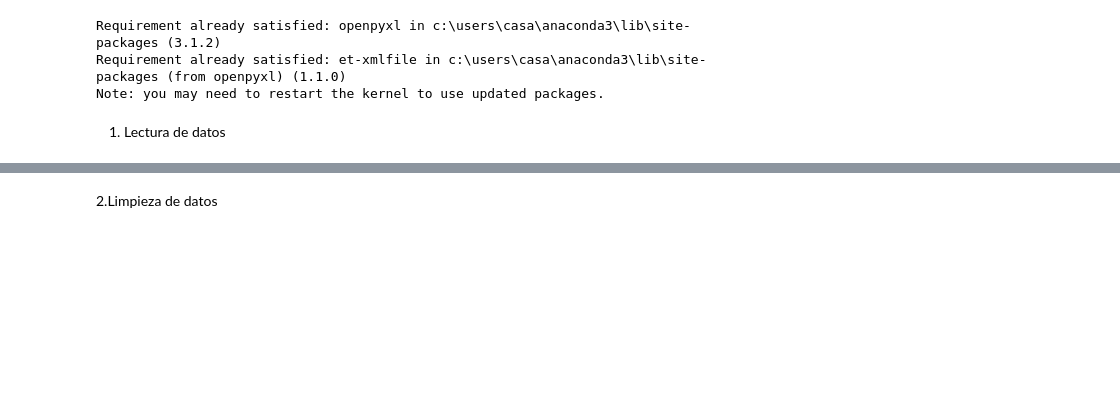
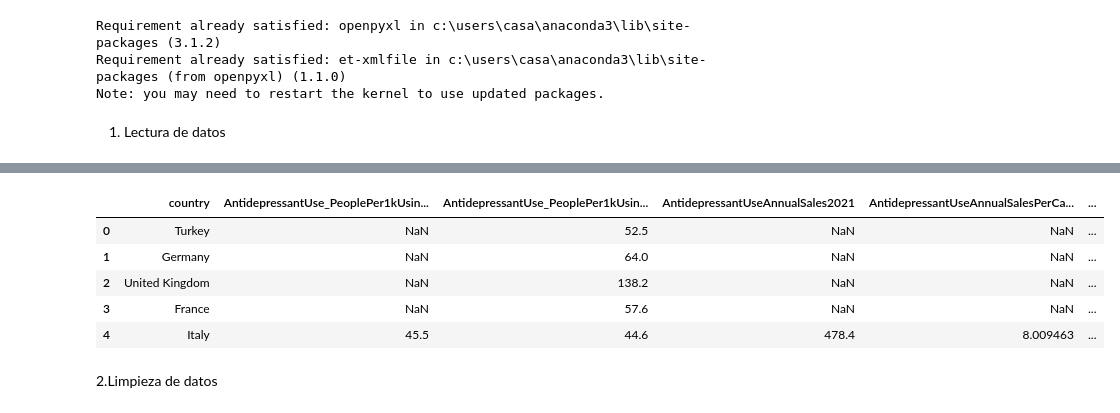
Before and after one commit to Rafa-Gamero/Project1, a Jupyter notebook: zonatrabajo.ipynb, the cells around one changed output, grey strips where cells are left out. Saved outputs shown, nothing was run; the diff lists cells and outputs as text; code cells hidden in the pictures; blank space fills up the shorter version.

```diff
--- a/zonatrabajo.ipynb
+++ b/zonatrabajo.ipynb
@@ -33,2 +11,14 @@ cargar_datos(archivo)
+# %%
+archivo = 'antidepressant-use-by-country-2024.csv'
+
+df = cargar_datos(archivo)
+df.head()
+# %% [output]
+|  | country | AntidepressantUse_PeoplePer1kUsin... | AntidepressantUse_PeoplePer1kUsin... | AntidepressantUseAnnualSales2021 | AntidepressantUseAnnualSalesPerCa... | ... |
+| 0 | Turkey | NaN | 52.5 | NaN | NaN | ... |
+| 1 | Germany | NaN | 64.0 | NaN | NaN | ... |
+| 2 | United Kingdom | NaN | 138.2 | NaN | NaN | ... |
+| 3 | France | NaN | 57.6 | NaN | NaN | ... |
+| 4 | Italy | 45.5 | 44.6 | 478.4 | 8.009463 | ... |
 # %% [markdown]
 2.Limpieza de datos
```
Also changed, not shown: parts of 12 cells of this notebook, 1 other file.
